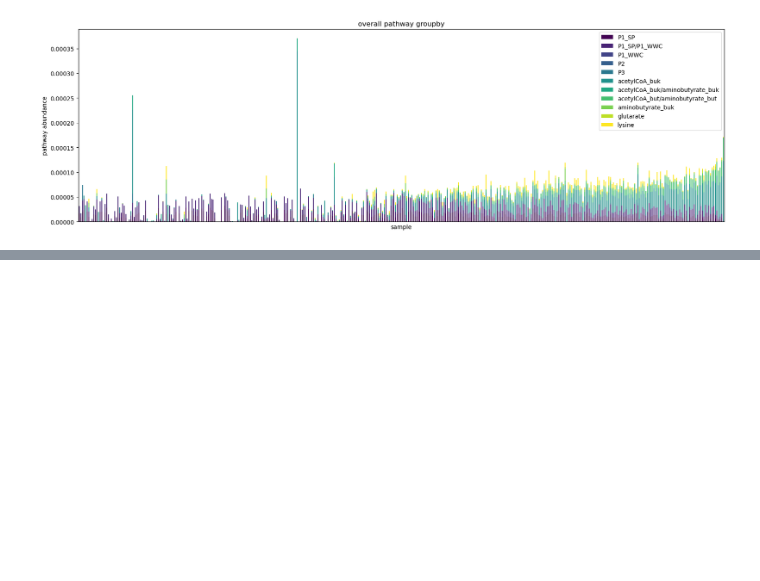
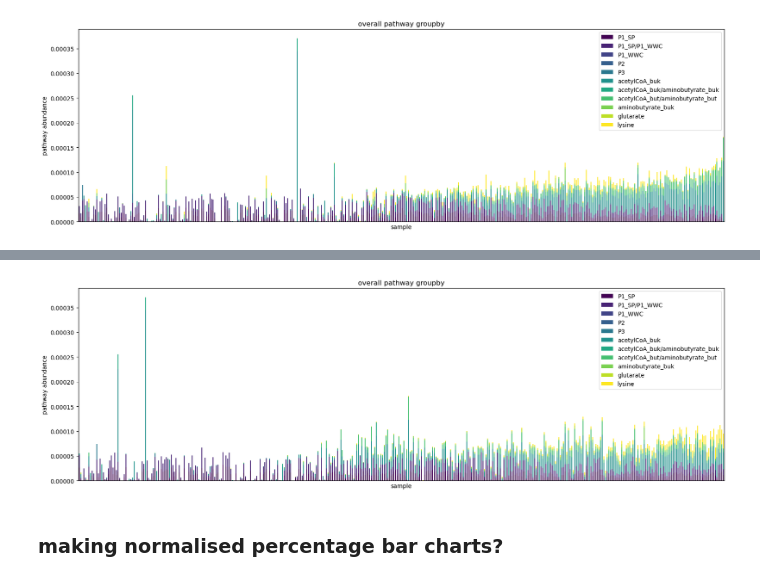
Before and after one commit to daisywyh/cremer_tester, a Jupyter notebook: pathway_abundance/pathway_abundance.ipynb, the cells around one changed output, grey strips where cells are left out. Saved outputs shown, nothing was run; the diff lists cells and outputs as text; code cells hidden in the pictures; blank space fills up the shorter version.

```diff
--- a/pathway_abundance/pathway_abundance.ipynb
+++ b/pathway_abundance/pathway_abundance.ipynb
@@ -570,0 +575,6 @@ sort_acetylCoA_but_aminobutyrate_but_graph = sortedStackedBar(overall_pathway_gr
+# %%
+sort_lysine_graph = sortedStackedBar(overall_pathway_group, "lysine")
+# %% [output]
+[figure, added]
+# %% [markdown]
+### making normalised percentage bar charts?
```
Also changed, not shown: parts of 15 cells of this notebook.
